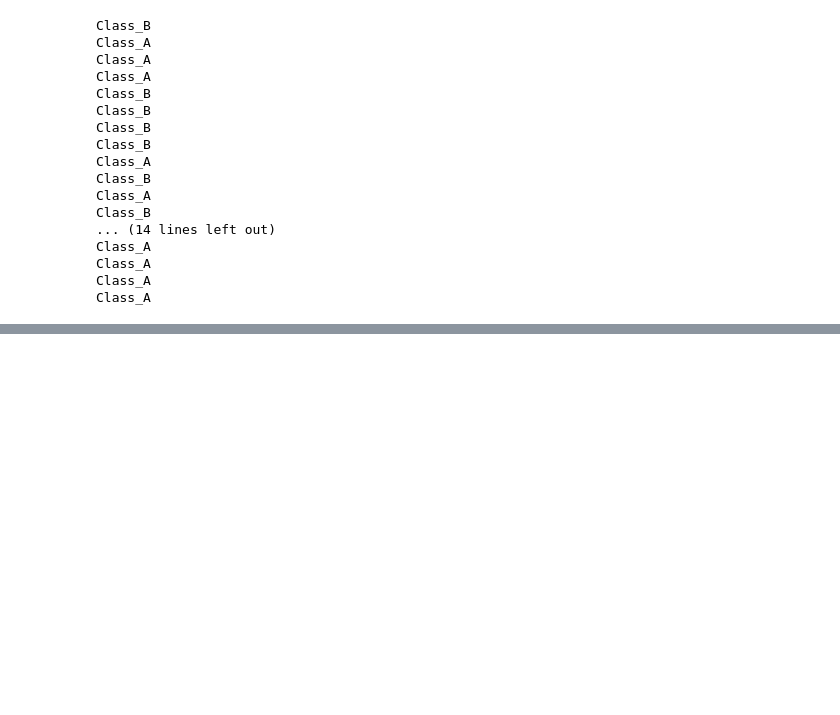
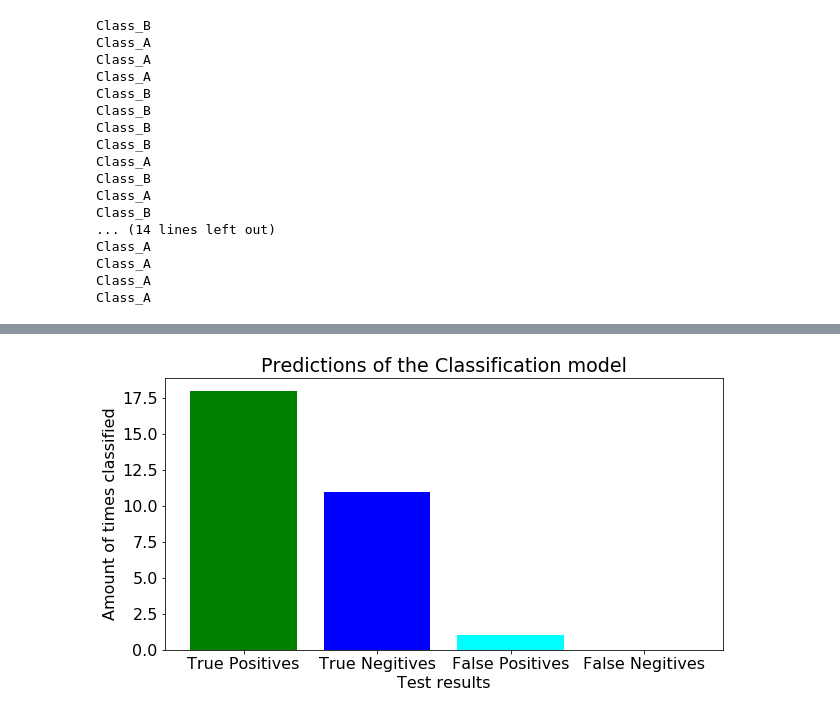
Before and after one commit to coldmayo/Science-Fair, a Jupyter notebook: 2019/State Fair/scienceFairStates.ipynb, the cells around one changed output, grey strips where cells are left out. Saved outputs shown, nothing was run; the diff lists cells and outputs as text; code cells hidden in the pictures; blank space fills up the shorter version.

```diff
--- a/2019/State Fair/scienceFairStates.ipynb
+++ b/2019/State Fair/scienceFairStates.ipynb
@@ -108,0 +143,13 @@ Confussion matrix:
+# %%
+objects = ('True Positives', 'True Negitives', 'False Positives','False Negitives')
+y_pos = np.arange(len(objects))
+performance = [18,11,1,0]
+plt.rcParams["figure.figsize"] = (10,5)
+plt.bar(y_pos, performance, align='center', alpha=1,color=['green', 'blue', 'cyan','red'])
+plt.xticks(y_pos, objects)
+plt.xlabel('Test results')
+plt.ylabel('Amount of times classified')
+plt.title('Predictions of the Classification model')
+plt.show()
+# %% [output]
+[figure, added]
```
Also changed, not shown: parts of 13 cells of this notebook.
